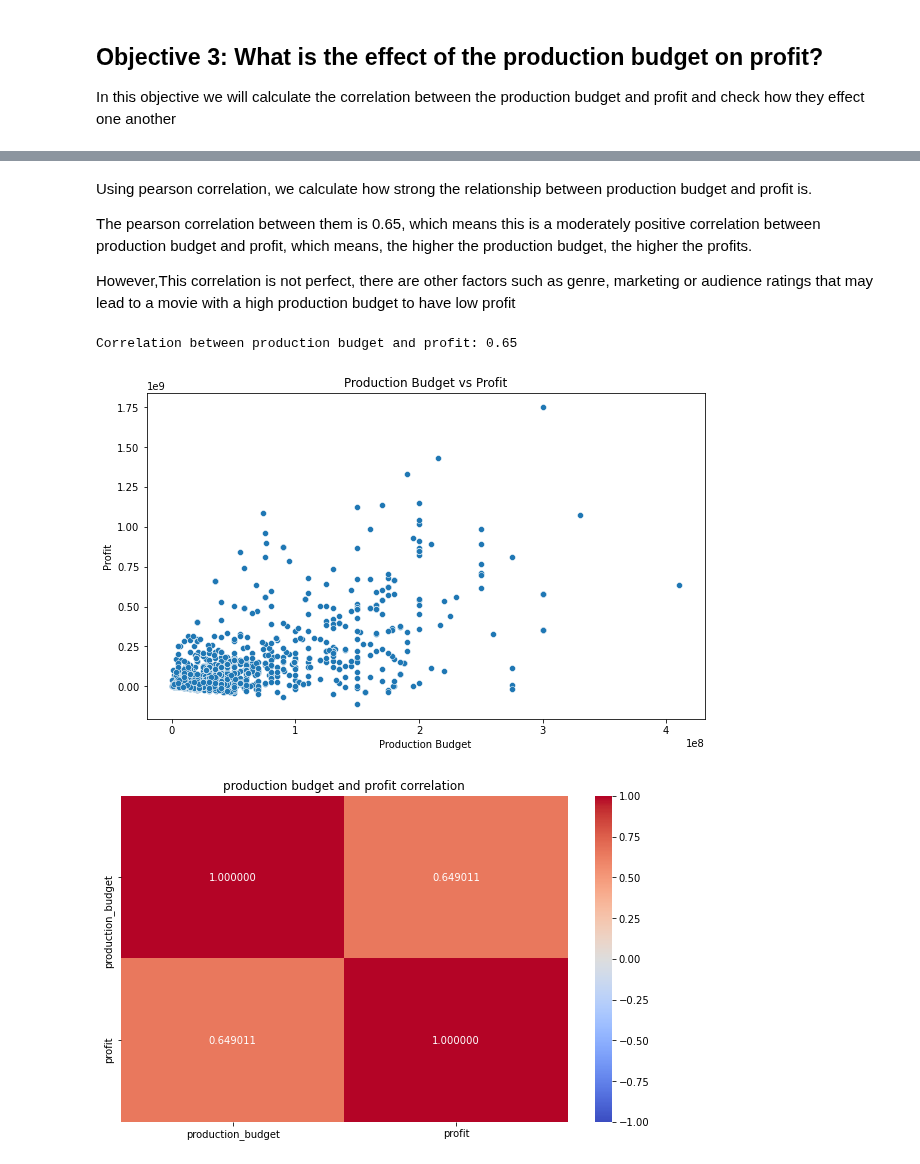
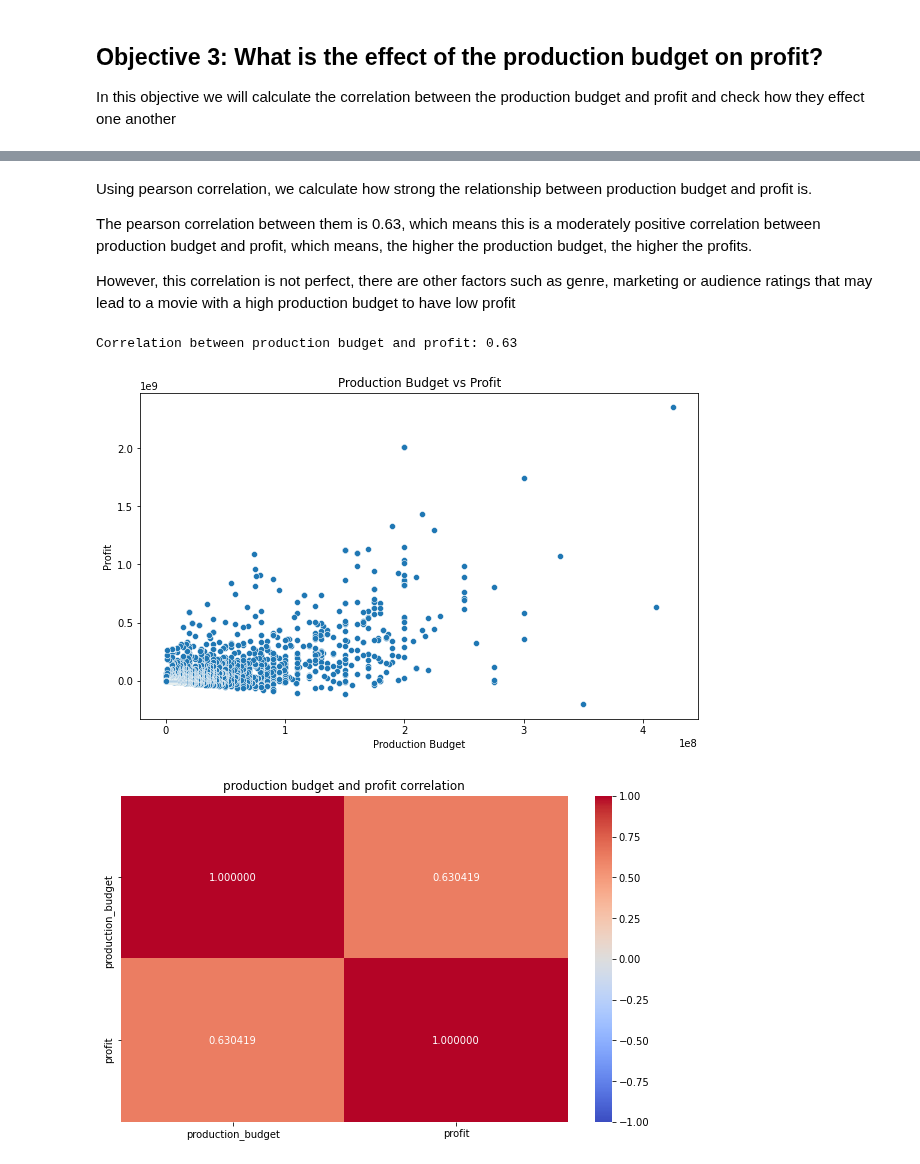
Before and after one commit to fredrickochieng-cell/Group4_Phase2_Project, a Jupyter notebook: index.ipynb, the cells around one changed output, grey strips where cells are left out. Drawn from its saved outputs; the diff is of its cells as text; code cells hidden in the pictures.

```diff
--- a/index.ipynb
+++ b/index.ipynb
@@ -537,25 +519,25 @@ merged_df
 # %% [markdown]
 Using pearson correlation, we calculate how strong the relationship between production budget and profit is.
 
-The pearson correlation between them is 0.65, which means this is a moderately positive correlation between production budget and profit, which means, the higher the production budget, the higher the profits.
+The pearson correlation between them is 0.63, which means this is a moderately positive correlation between production budget and profit, which means, the higher the production budget, the higher the profits.
 
-However,This correlation is not perfect, there are other factors such as genre, marketing or audience ratings that may lead to a movie with a high production budget to have low profit
+However, this correlation is not perfect, there are other factors such as genre, marketing or audience ratings that may lead to a movie with a high production budget to have low profit
 # %%
 # calculating correlation
-correlation = merged_df['production_budget'].corr(merged_df['profit'])
+correlation = merged_by_title['production_budget'].corr(merged_by_title['profit'])
 print(f"Correlation between production budget and profit: {correlation:.2f}")
 # %% [output]
-Correlation between production budget and profit: 0.65
+Correlation between production budget and profit: 0.63
 # %%
 # visualize the production budget vs profit using a scatterplot
 plt.figure(figsize=(10,6)) # the size of the figure
-sns.scatterplot(x='production_budget', y='profit', data=merged_df) # use seaborn to visualize a scatterplot
+sns.scatterplot(x='production_budget', y='profit', data=merged_by_title) # use seaborn to visualize a scatterplot
 plt.title('Production Budget vs Profit')
 plt.xlabel('Production Budget')
 plt.ylabel('Profit')
 plt.show()
 # %% [output]
-[figure, old version]
+[figure, new version]
 # %%
 # creates a correlation heatmap
 plt.figure(figsize=(10,6)) # size of the figure
```
Also changed, not shown: parts of 4 cells of this notebook.
